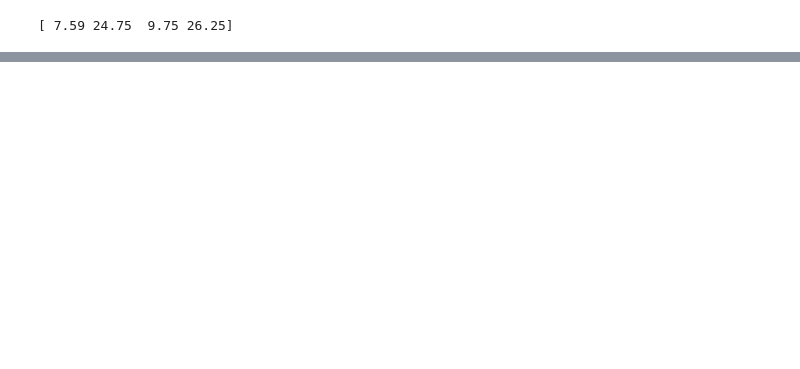
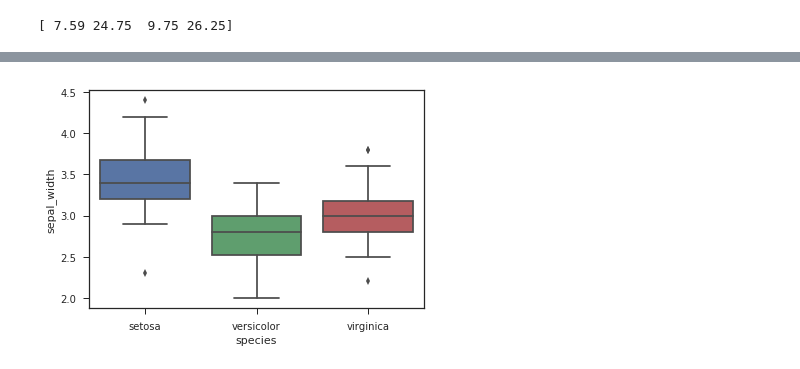
Before and after one commit to kanekalla/numpy_scipy_workshop2018, a Jupyter notebook: numpy_scipy_workshop_2018.ipynb, the cells around one changed output, grey strips where cells are left out. Saved outputs shown, nothing was run; the diff lists cells and outputs as text; code cells hidden in the pictures; blank space fills up the shorter version.

```diff
--- a/numpy_scipy_workshop_2018.ipynb
+++ b/numpy_scipy_workshop_2018.ipynb
@@ -229,0 +260,4 @@ print(np.array([a[0, 1], a[0, 1]]))  # Prints "[2 2]"
+# %%
+ax = sns.boxplot(x="species", y="sepal_width", data=iris)
+# %% [output]
+[figure, added]
```
Also changed, not shown: parts of 61 cells of this notebook.
